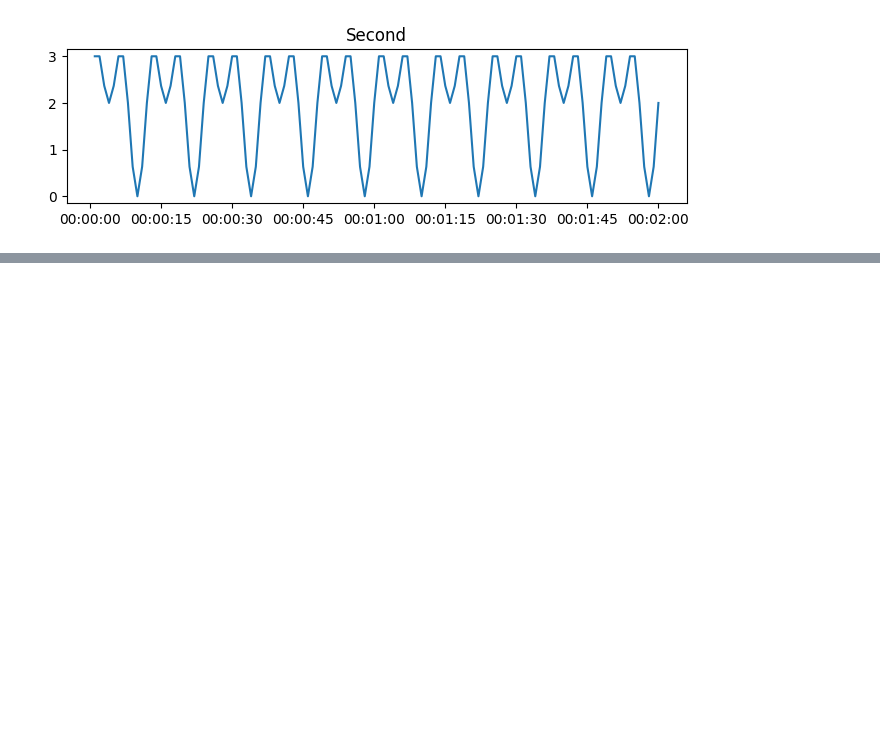
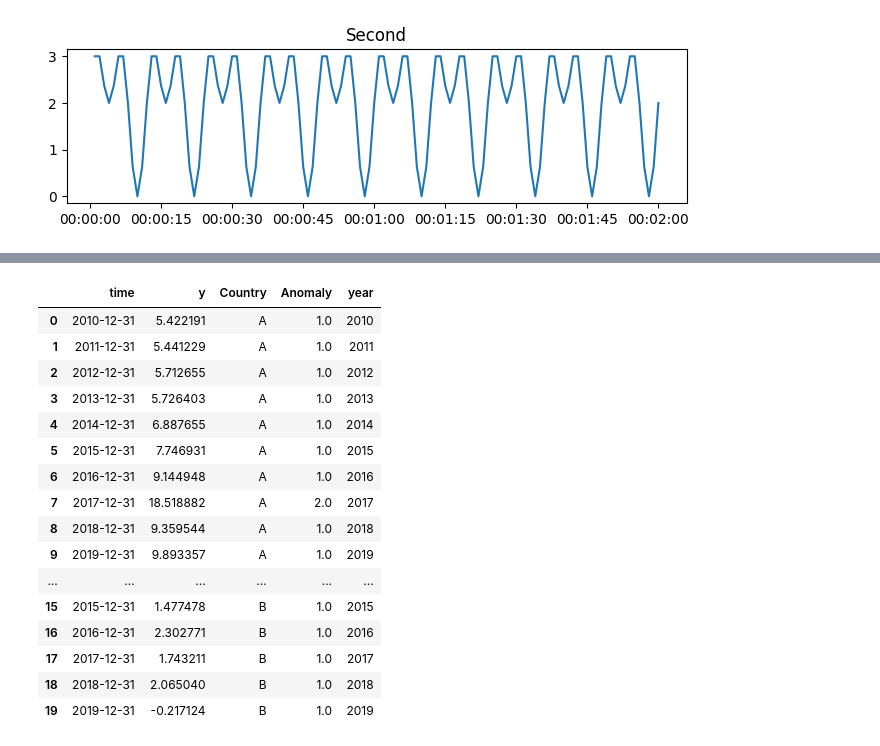
Before and after one commit to Hasan-Basri-Akcay/akrule, a Jupyter notebook: notebooks/test.ipynb, the cells around one changed output, grey strips where cells are left out. Drawn from its saved outputs; the diff is of its cells as text; code cells hidden in the pictures; blank space fills up the shorter version.

```diff
--- a/notebooks/testt.ipynb
+++ b/notebooks/test.ipynb
@@ -84,0 +141,24 @@ ax.set_title("Second");
+# %%
+df_year_temp = df_year.copy()
+df_year_temp["time"] = df_year_temp["time"].astype(str)
+
+model = AKRuleBasedTS(freqs=["yearly"], tag_features=["Country"], inplace=False)
+model.fit_predict(df_year)
+# %% [output]
+|  | time | y | Country | Anomaly | year |
+| 0 | 2010-12-31 | 5.422191 | A | 1.0 | 2010 |
+| 1 | 2011-12-31 | 5.441229 | A | 1.0 | 2011 |
+| 2 | 2012-12-31 | 5.712655 | A | 1.0 | 2012 |
+| 3 | 2013-12-31 | 5.726403 | A | 1.0 | 2013 |
+| 4 | 2014-12-31 | 6.887655 | A | 1.0 | 2014 |
+| 5 | 2015-12-31 | 7.746931 | A | 1.0 | 2015 |
+| 6 | 2016-12-31 | 9.144948 | A | 1.0 | 2016 |
+| 7 | 2017-12-31 | 18.518882 | A | 2.0 | 2017 |
+| 8 | 2018-12-31 | 9.359544 | A | 1.0 | 2018 |
+| 9 | 2019-12-31 | 9.893357 | A | 1.0 | 2019 |
+| ... | ... | ... | ... | ... | ... |
+| 15 | 2015-12-31 | 1.477478 | B | 1.0 | 2015 |
+| 16 | 2016-12-31 | 2.302771 | B | 1.0 | 2016 |
+| 17 | 2017-12-31 | 1.743211 | B | 1.0 | 2017 |
+| 18 | 2018-12-31 | 2.065040 | B | 1.0 | 2018 |
+| 19 | 2019-12-31 | -0.217124 | B | 1.0 | 2019 |
```
Also changed, not shown: parts of 7 cells of this notebook, 3 other files.
